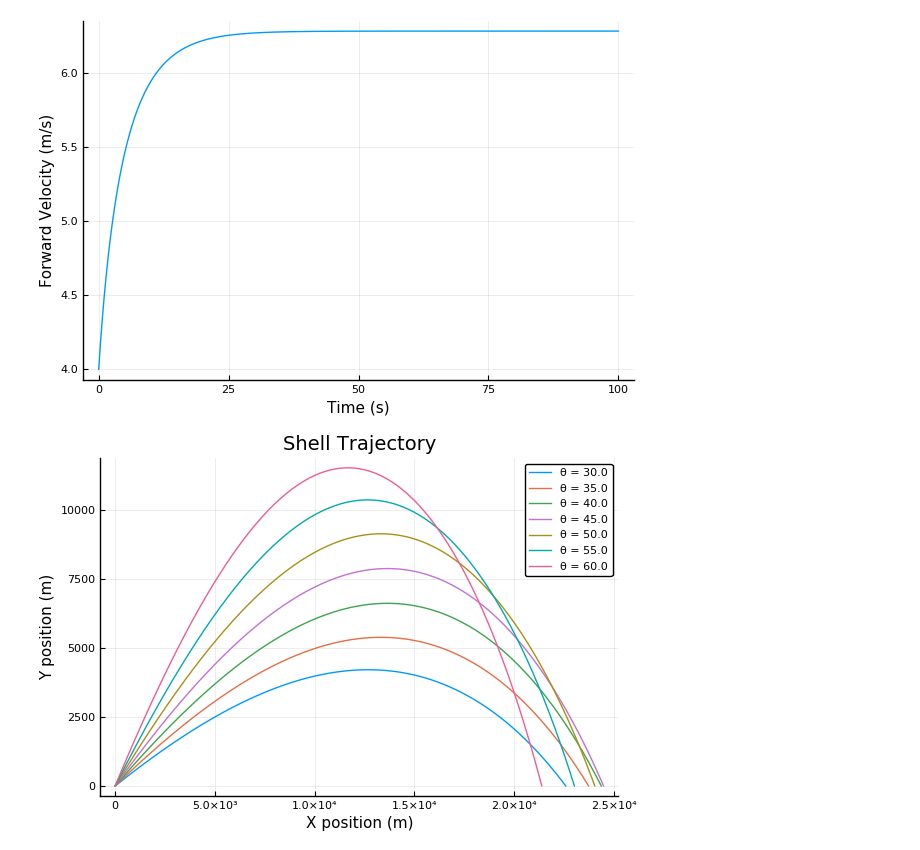
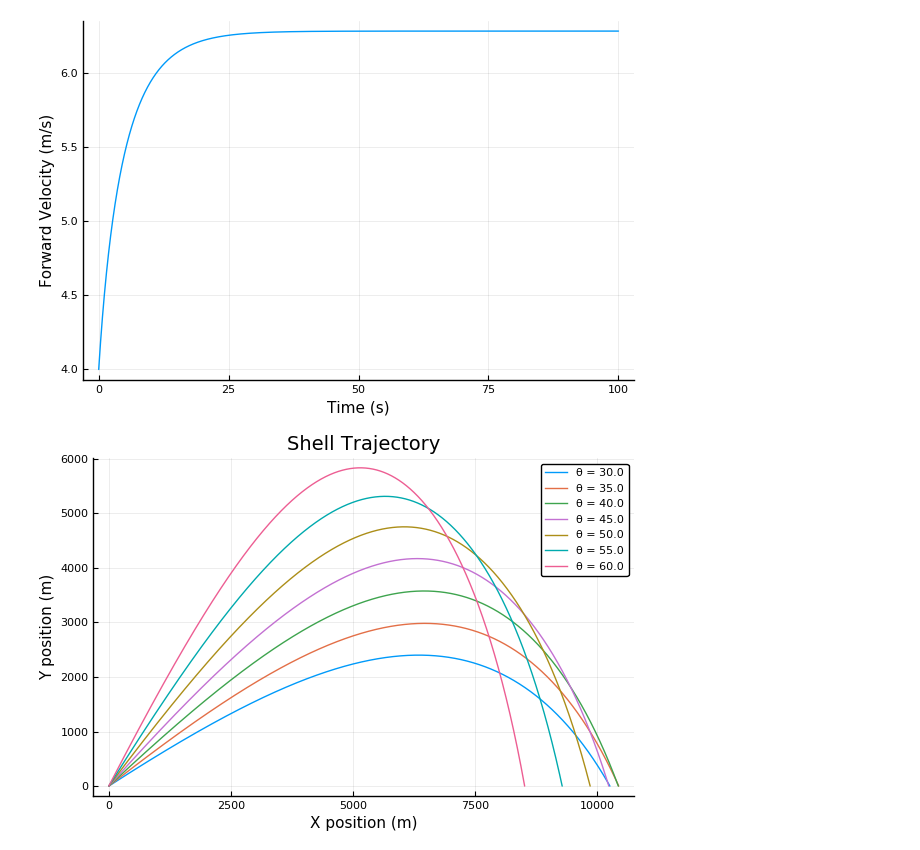
Before and after one commit to ddziubinski/Projectile_Motion, a Jupyter notebook: Projectile_Motion.ipynb, the cells around one changed output. Cells and saved outputs as stored; diff of their text form; code cells hidden in the pictures.

```diff
--- a/Projectile_Motion.ipynb
+++ b/Projectile_Motion.ipynb
@@ -58,7 +58,7 @@ Base.:(+)(p1::Point, p2::Point) = Point(p1.x + p2.x, p1.y + p2.y)
 r = Point[]
 v = Point[]
 v0 = 700.0 #initial velocity in m/s
-m  = 1.0  #mass of shell in kg
+m  = 0.5 #mass of shell in kg
 g  = 9.81  #acceleration due to gravity
 ρ0 = 1.225 # density of air at sea level
 Δt = 0.01  #timestep in s
@@ -69,31 +69,31 @@ for θ = 30.0:5.0:60.0
     ρ = ρ0
 
     while r[end].y >= 0.0
         #drag force
         B = (ρ/ρ0) * 4e-5
         v_tot = sqrt(v[end].x^2 + v[end].y^2)
         drag_x = -(B/m)*v[end].x*v_tot
         drag_y = -(B/m)*v[end].y*v_tot
         push!(r, r[end] + v[end]*Δt)
         push!(v, Point(v[end].x + (drag_x/m)*Δt, v[end].y + (-g + drag_y/m)*Δt))
 
         #recalculate air density for current altitude using adiabatic approx.
         #ρ = ρ0(1 - ay/T0)^α
         ρ = ρ0*(1 - (6.5e-3 *r[end].y)/300)^2.5
     end
 
     #linear interpolation between last 2 ys to find x of impact
     last = pop!(r)
     s = -(r[end].y/last.y)
     x_last = (r[end].x + s*last.x)/(s + 1)
     push!(r, Point(x_last, 0.0))
 
     plot!(plt, map(p->p.x, r), map(p->p.y, r), label="θ = $θ")
 
     r = Point[]
     v = Point[]
 end
 
 plt
 # %% [output]
-[figure, old version]
+[figure, new version]
```
